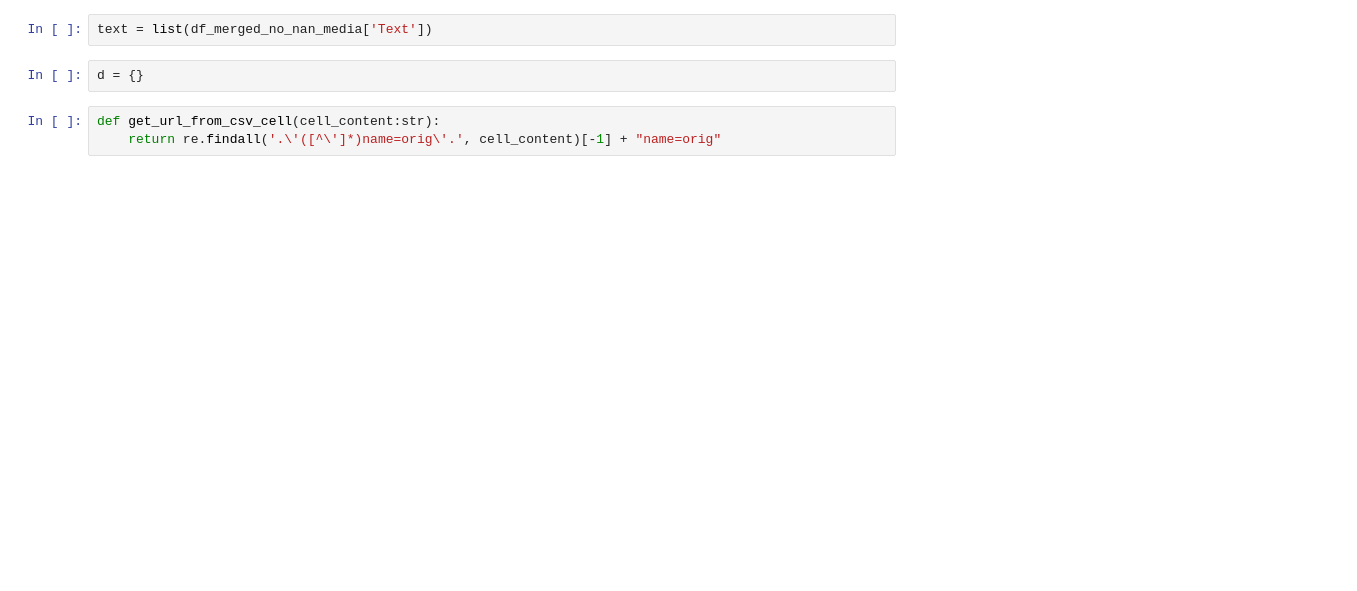
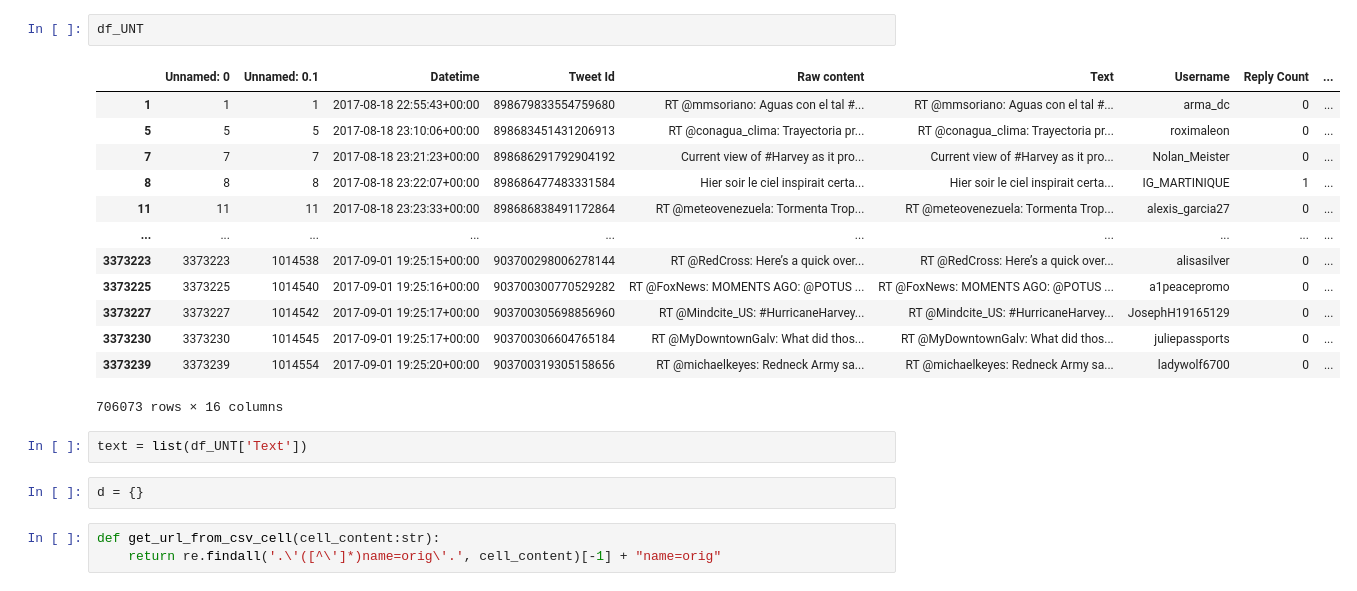
Before and after one commit to pablogiaccaglia/Twitter-Early-Emergency-Detection, a Jupyter notebook: experiments.ipynb, the cells around one changed output. Cells and saved outputs as stored; diff of their text form; blank space fills up the shorter version.

```diff
--- a/experiments.ipynb
+++ b/experiments.ipynb
@@ -43,5 +26,21 @@ df_crisisMMD_no_nan_media = df_crisisMMD[df_crisisMMD['Media'].notnull()]
+# %%
+df_UNT
+# %% [output]
+|  | Unnamed: 0 | Unnamed: 0.1 | Datetime | Tweet Id | Raw content | Text | Username | Reply Count | ... |
+| 1 | 1 | 1 | 2017-08-18 22:55:43+00:00 | 898679833554759680 | RT @mmsoriano: Aguas con el tal #... | RT @mmsoriano: Aguas con el tal #... | arma_dc | 0 | ... |
+| 5 | 5 | 5 | 2017-08-18 23:10:06+00:00 | 898683451431206913 | RT @conagua_clima: Trayectoria pr... | RT @conagua_clima: Trayectoria pr... | roximaleon | 0 | ... |
+| 7 | 7 | 7 | 2017-08-18 23:21:23+00:00 | 898686291792904192 | Current view of #Harvey as it pro... | Current view of #Harvey as it pro... | Nolan_Meister | 0 | ... |
+| 8 | 8 | 8 | 2017-08-18 23:22:07+00:00 | 898686477483331584 | Hier soir le ciel inspirait certa... | Hier soir le ciel inspirait certa... | IG_MARTINIQUE | 1 | ... |
+| 11 | 11 | 11 | 2017-08-18 23:23:33+00:00 | 898686838491172864 | RT @meteovenezuela: Tormenta Trop... | RT @meteovenezuela: Tormenta Trop... | alexis_garcia27 | 0 | ... |
+| ... | ... | ... | ... | ... | ... | ... | ... | ... | ... |
+| 3373223 | 3373223 | 1014538 | 2017-09-01 19:25:15+00:00 | 903700298006278144 | RT @RedCross: Here’s a quick over... | RT @RedCross: Here’s a quick over... | alisasilver | 0 | ... |
+| 3373225 | 3373225 | 1014540 | 2017-09-01 19:25:16+00:00 | 903700300770529282 | RT @FoxNews: MOMENTS AGO: @POTUS ... | RT @FoxNews: MOMENTS AGO: @POTUS ... | a1peacepromo | 0 | ... |
+| 3373227 | 3373227 | 1014542 | 2017-09-01 19:25:17+00:00 | 903700305698856960 | RT @Mindcite_US: #HurricaneHarvey... | RT @Mindcite_US: #HurricaneHarvey... | JosephH19165129 | 0 | ... |
+| 3373230 | 3373230 | 1014545 | 2017-09-01 19:25:17+00:00 | 903700306604765184 | RT @MyDowntownGalv: What did thos... | RT @MyDowntownGalv: What did thos... | juliepassports | 0 | ... |
+| 3373239 | 3373239 | 1014554 | 2017-09-01 19:25:20+00:00 | 903700319305158656 | RT @michaelkeyes: Redneck Army sa... | RT @michaelkeyes: Redneck Army sa... | ladywolf6700 | 0 | ... |
+706073 rows × 16 columns
 # %%
-text = list(df_merged_no_nan_media['Text'])
+text = list(df_UNT['Text'])
 # %%
 d = {}
 # %%
```
Also changed, not shown: parts of 21 cells of this notebook, 10 other files.
